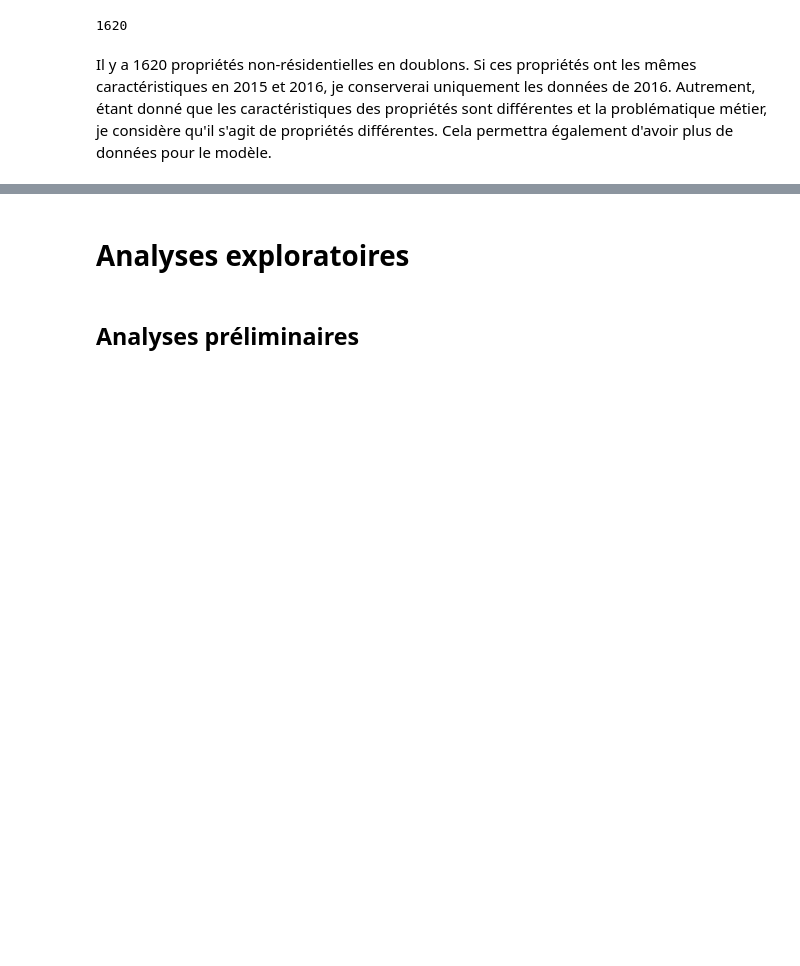
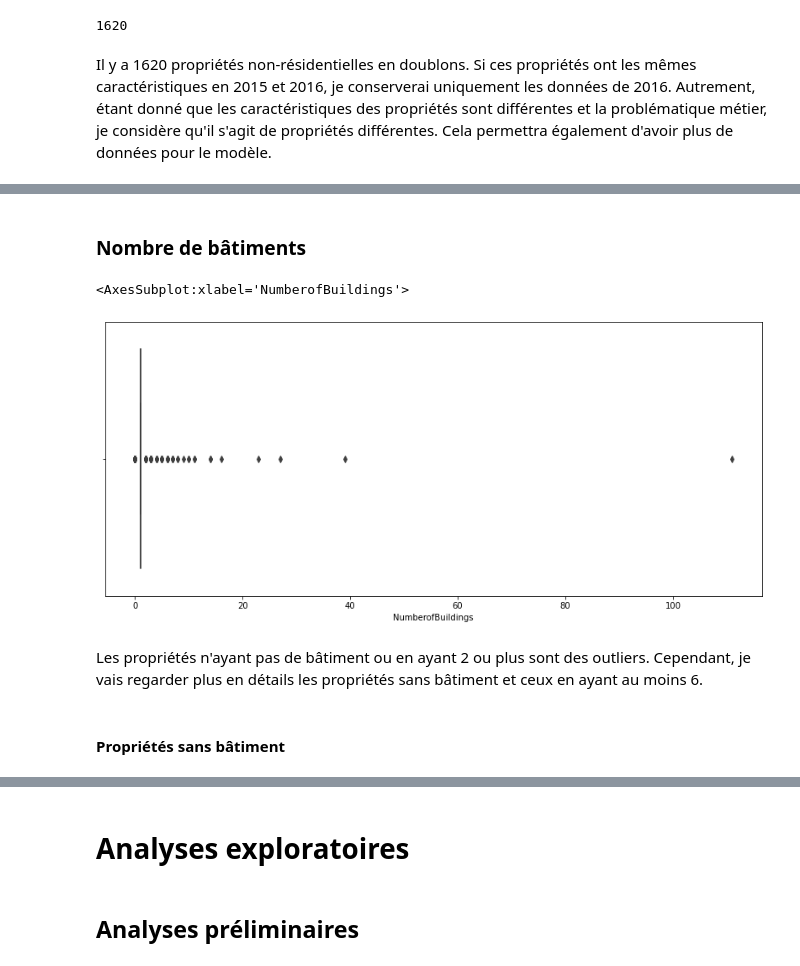
Before and after one commit to sebastienbourgeois/oc-p4-anticiper-besoin-consommation-batiments, a Jupyter notebook: Pelec_01_notebook.ipynb, the cells around one changed output, grey strips where cells are left out. Drawn from its saved outputs; the diff is of its cells as text; code cells hidden in the pictures; blank space fills up the shorter version.

```diff
--- a/Pelec_01_notebook.ipynb
+++ b/Pelec_01_notebook.ipynb
@@ -716,0 +794,3 @@ batiments_data[batiments_data.OSEBuildingID.isin(liste_ID_proprietes_doublons)].
+# %%
+index_propriete_conso_elec_negative = batiments_data[batiments_data.Electricity < 0].index
+batiments_data.drop(index=index_propriete_conso_elec_negative, inplace=True)
@@ -716,0 +839,4 @@ batiments_data[batiments_data.OSEBuildingID.isin(liste_ID_proprietes_doublons)].
+# %%
+index_batiments_sans_conso_energie = batiments_data[(batiments_data.SiteEnergyUse == 0)].index
+# %%
+batiments_data.drop(index=index_batiments_sans_conso_energie, inplace=True)
@@ -716,0 +858,3 @@ batiments_data[batiments_data.OSEBuildingID.isin(liste_ID_proprietes_doublons)].
+# %%
+index_batiments_conso_energie_incoherente = batiments_data[(batiments_data.GHGEmissions == 0)].index
+batiments_data.drop(index=index_batiments_conso_energie_incoherente, inplace=True)
@@ -716,0 +877,12 @@ batiments_data[batiments_data.OSEBuildingID.isin(liste_ID_proprietes_doublons)].
+# %% [markdown]
+### Nombre de bâtiments
+# %%
+plt.figure(figsize=(14, 6))
+sns.boxplot(x="NumberofBuildings", data=batiments_data, color='tab:blue')
+# %% [output]
+<AxesSubplot:xlabel='NumberofBuildings'>
+[figure, added]
+# %% [markdown]
+Les propriétés n'ayant pas de bâtiment ou en ayant 2 ou plus sont des outliers. Cependant, je vais regarder plus en détails les propriétés sans bâtiment et ceux en ayant au moins 6.
+# %% [markdown]
+#### Propriétés sans bâtiment
```
Also changed, not shown: parts of 62 cells of this notebook.
